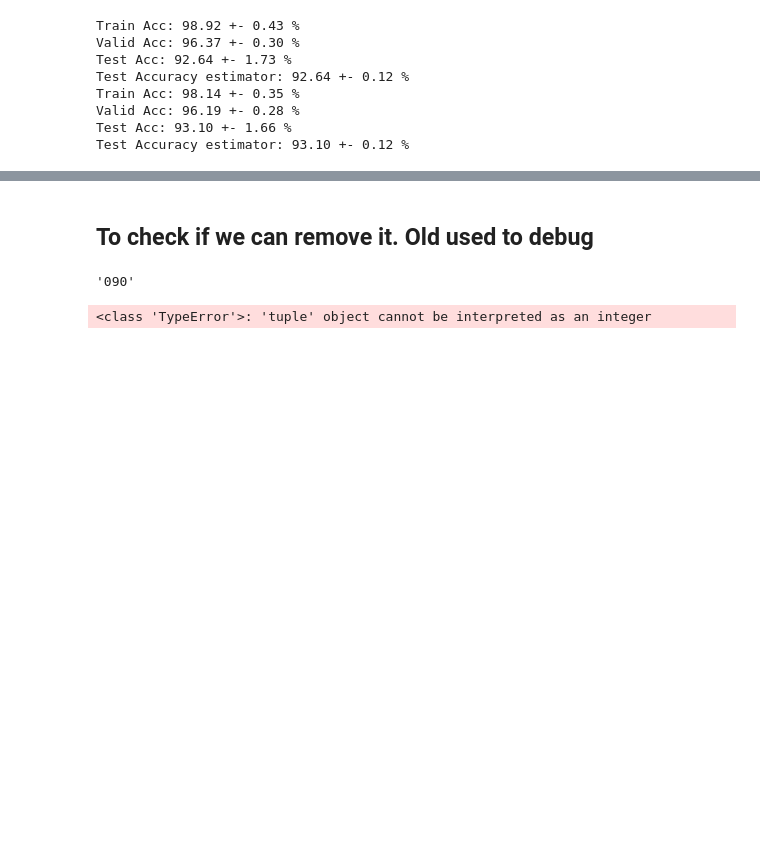
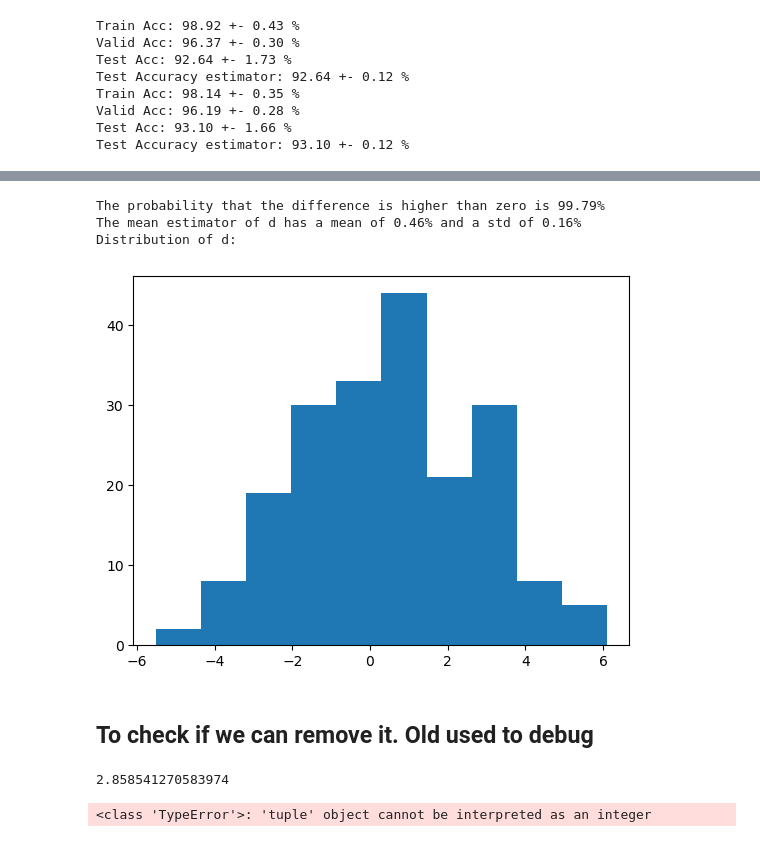
Before and after one commit to JavierKipen/browDataAug, a Jupyter notebook: scripts/Checking.ipynb, the cells around one changed output, grey strips where cells are left out. Cells and saved outputs as stored; diff of their text form; code cells hidden in the pictures; blank space fills up the shorter version.

Commit message:
P value test shows improvement with browData Aug

```diff
--- a/scripts/Checking.ipynb
+++ b/scripts/Checking.ipynb
@@ -163,0 +176,25 @@ dfrepBig1
+# %%
+path_res="../results/TrainingWithES/";
+df_list=[];#List where we will gather all results to transform into df.
+
+dfrep=pd.read_csv(path_res+"Reproduction_N1_512_N2_512.csv")
+df_list.append(gen_list_for_df("Quipu", "No", "512","512",dfrep))
+
+dfBrow=pd.read_csv(path_res+"WBrowAug_090_N1_512_N2_512.csv")
+df_list.append(gen_list_for_df("Quipu", "Yes", "512","512",dfBrow))
+
+dfrepBig1=pd.read_csv(path_res+"Reproduction_N1_2048_N2_1024.csv")
+dfrepBig2=pd.read_csv(path_res+"Reproduction_N1_2048_N2_1024_again.csv")
+dfrepBigWhole=pd.concat([dfrepBig1, dfrepBig2])
+df_list.append(gen_list_for_df("Quipu Ext", "No", "2048","1024",dfrepBigWhole))
+
+dfBrowBig1=pd.read_csv(path_res+"WBrowAug_090_N1_2048_N2_1024.csv")
+dfBrowBig2=pd.read_csv(path_res+"WBrowAug_090_N1_2048_N2_1024_again.csv")
+dfBrowBigWhole=pd.concat([dfBrowBig1, dfBrowBig2])
+df_list.append(gen_list_for_df("Quipu Ext", "Yes", "2048","1024",dfBrowBigWhole))
+
+
+columns=["Name", "Brow Aug", "N dense 1","N dense 2", "Train", "Train std", "Valid","Valid std","Test", "Test std"]
+df_res = pd.DataFrame(df_list,columns=columns)
+pd.options.display.float_format = '{:,.2f}'.format;
+df_res
@@ -164,11 +233,26 @@ dfrepBig1
+# %%
+import matplotlib.pyplot as plt
+D=dfBrowBigWhole["Test Acc"].values-dfrepBigWhole["Test Acc"].values
+N=len(D);
+mu_d_est=np.mean(D);
+std_d_est= np.std(D)/np.sqrt(N);
+prob=1-norm.cdf((0-mu_d_est)/std_d_est); #P(mu_d>=0);
+print("The probability that the difference is higher than zero is " +"{:.2f}".format(prob*100) + "%" )
+
+print("The mean estimator of d has a mean of " +"{:.2f}".format(mu_d_est*100) + "% and a std of " +"{:.2f}".format(std_d_est*100) + "%")
+print("Distribution of d:")
+plt.hist(D*100);
+# %% [output]
+The probability that the difference is higher than zero is 99.79%
+The mean estimator of d has a mean of 0.46% and a std of 0.16%
+Distribution of d:
+[figure, added]
 # %% [markdown]
 ## To check if we can remove it. Old used to debug
 # %%
-import math
-brow_aug=0.9;
-str(int(brow_aug))+str(int(math.modf(brow_aug)[0]*100))
+(mu_d_est-0)/std_d_est
 # %% [output]
-'090'
+2.858541270583974
 # %%
 from DataLoader import DataLoader
 from DataAugmentator import DataAugmentator
```
Also changed, not shown: parts of 9 cells of this notebook.
